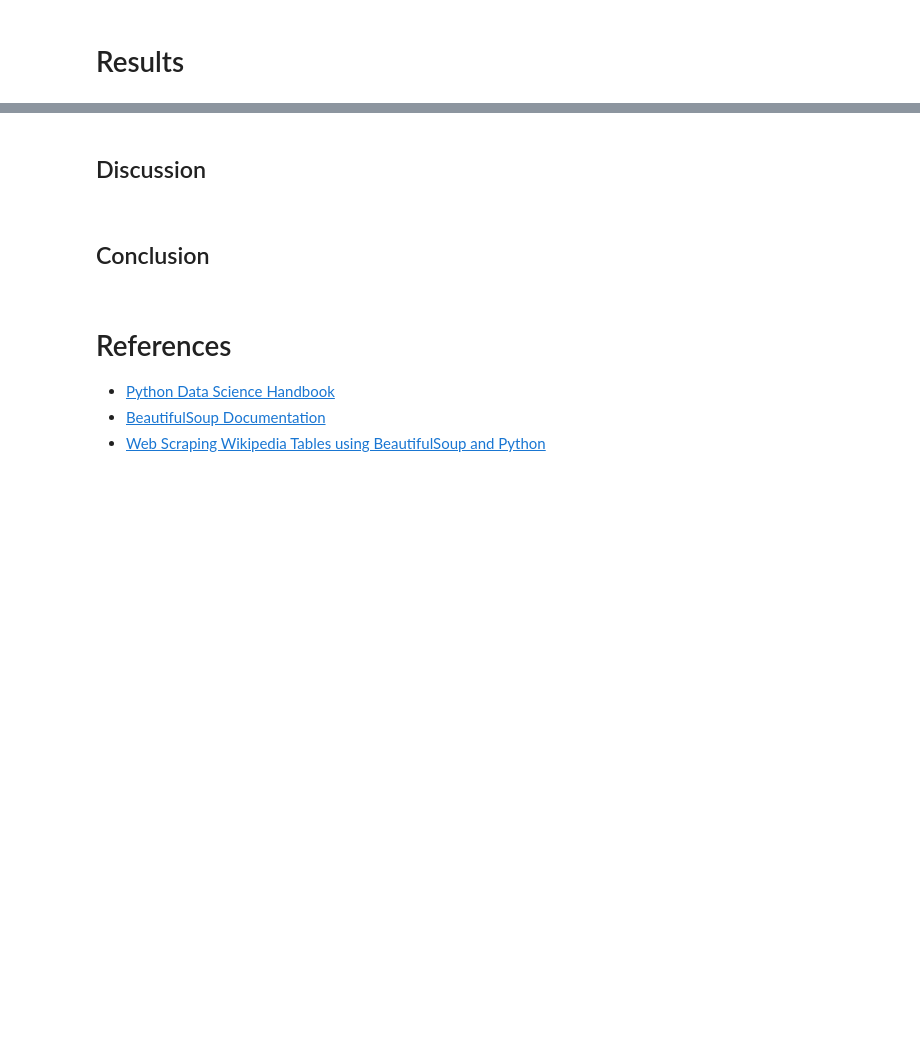
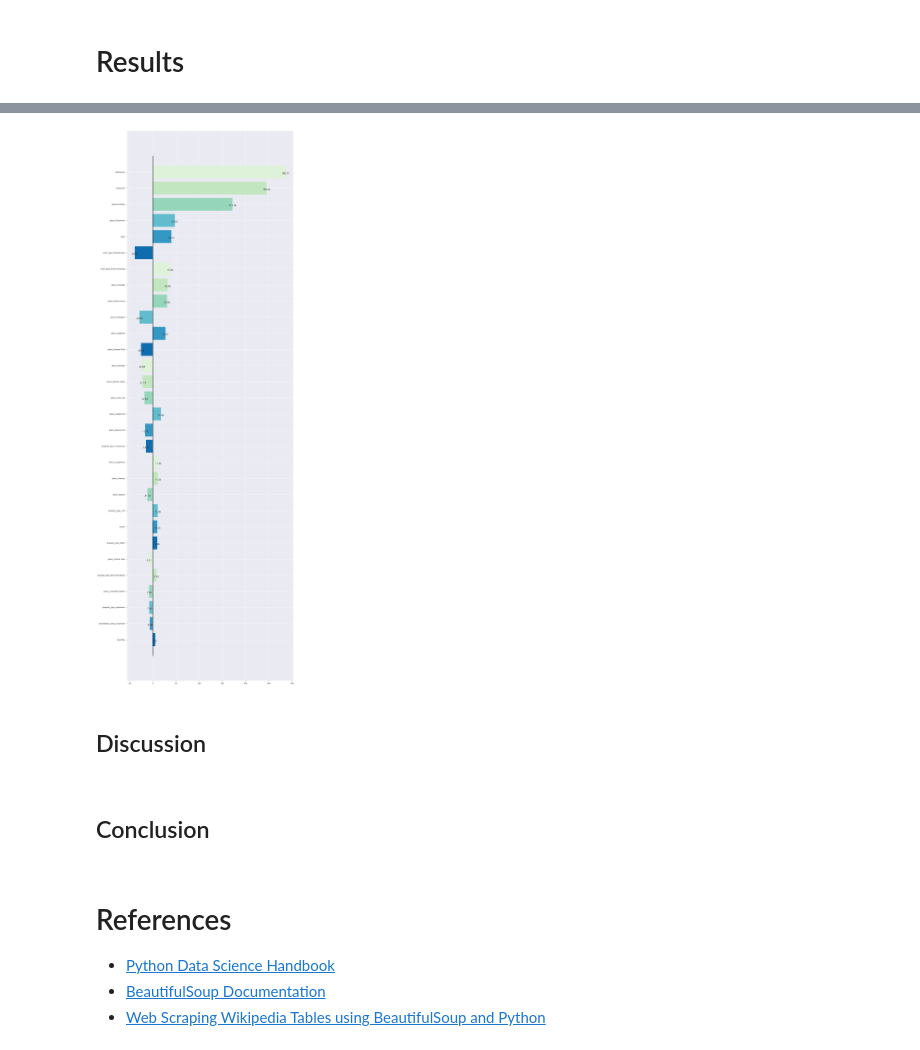
Before and after one commit to gcedeno/Analysing_Airbnb_data_Seattle, a Jupyter notebook: Project1_DS_Blog_Post.ipynb, the cells around one changed output, grey strips where cells are left out. Cells and saved outputs as stored; diff of their text form; code cells hidden in the pictures; blank space fills up the shorter version.

Commit message:
Working model

```diff
--- a/Project1_DS_Blog_Post.ipynb
+++ b/Project1_DS_Blog_Post.ipynb
@@ -728,0 +921,4 @@ plt.show()
+# %%
+# Split the data into features and target label
+target = data_final['price']
+features = data_final.drop('price', axis = 1)
@@ -732,3 +968,10 @@ plt.show()
 # %% [markdown]
 <a id='evaluation'></a>
 ## Evaluating Model Performance
+# %%
+#Instantiatng models with default parameters
+M1 = LinearRegression(random_state=42) #linear regression
+M2 = Ridge(random_state=42) #ridge regression
+M3 = Lasso(random_state=42) #lasso regression
+for model in [M1,M2,M3]:
+    train_predict(model)
@@ -735,3 +1050,10 @@ plt.show()
 # %% [markdown]
 <a id='results'></a>
 # Results
+# %%
+#Feature Importance
+best_model = M2
+#Getting the coefficients
+coef = best_model.coef_
+# to get the order of index
+ind = np.argsort(-abs(coef))
@@ -738,3 +1087,33 @@ plt.show()
+# %%
+# draw a bar plot with coefficient of features in desending order of absolute value
+x = range(30)
+y = coef[ind][:30]
+
+plt.figure(figsize=(15,50))
+ax = plt.subplot()
+
+# draw a vertical black line in the middle
+plt.plot([0] * (32), range(-1,31), 'k', linewidth=2)
+
+# invert y axis
+plt.gca().invert_yaxis()
+ax.set_yticks(x)
+ax.set_yticklabels(features.columns[ind][:30])
+
+plt.barh(x, y, color=sns.color_palette('GnBu'))
+
+# adjust position
+for rect, label in zip(ax.patches, y):
+    if label >= 0:
+        width = rect.get_width() + 0.01
+    else:
+        width = rect.get_width() - 0.01
+    label = '{:.2f}'.format(label)
+    ax.text(width, rect.get_y()+0.55, label, ha='center', va='bottom', fontsize=12)
+
+plt.show()
+# %% [output]
+[figure, added]
 # %% [markdown]
 <a id='discussion'></a>
 ## Discussion
```
Also changed, not shown: parts of 38 cells of this notebook.
